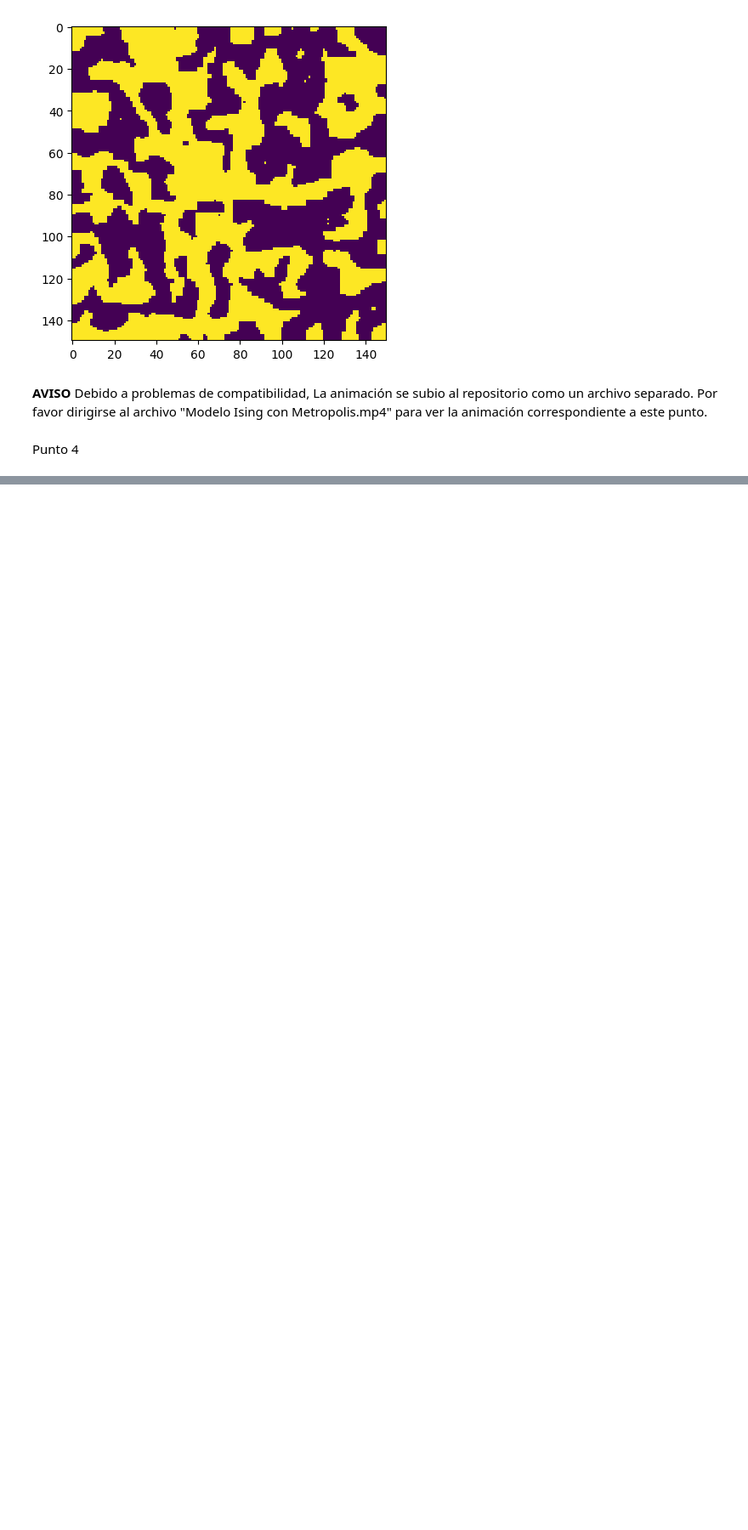
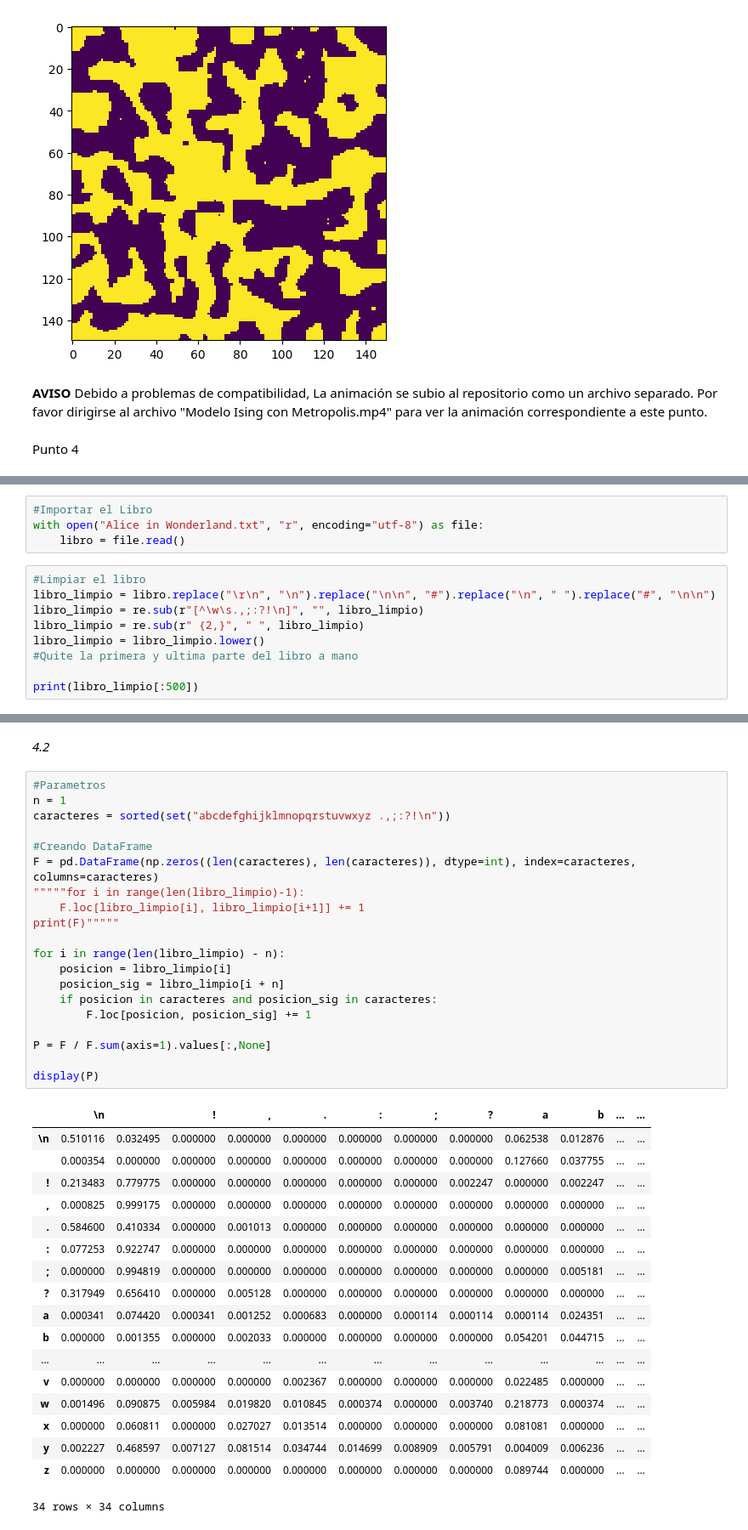
Before and after one commit to EstebanFuentesS/Metodos-Computacionales-2, a Jupyter notebook: Taller5.ipynb, the cells around one changed output, grey strips where cells are left out. Shown at 85% size. Drawn from its saved outputs; the diff is of its cells as text; blank space fills up the shorter version.

```diff
--- a/Taller5.ipynb
+++ b/Taller5.ipynb
@@ -141,0 +144,13 @@ Punto 4
+# %%
+#Importar el Libro
+with open("Alice in Wonderland.txt", "r", encoding="utf-8") as file:
+    libro = file.read()
+# %%
+#Limpiar el libro
+libro_limpio = libro.replace("\r\n", "\n").replace("\n\n", "#").replace("\n", " ").replace("#", "\n\n")
+libro_limpio = re.sub(r"[^\w\s.,;:?!\n]", "", libro_limpio)
+libro_limpio = re.sub(r" {2,}", " ", libro_limpio)
+libro_limpio = libro_limpio.lower()
+#Quite la primera y ultima parte del libro a mano
+
+print(libro_limpio[:500])
@@ -141,0 +163,41 @@ Punto 4
+# %% [markdown]
+*4.2*
+# %%
+#Parametros
+n = 1
+caracteres = sorted(set("abcdefghijklmnopqrstuvwxyz .,;:?!\n"))
+
+#Creando DataFrame
+F = pd.DataFrame(np.zeros((len(caracteres), len(caracteres)), dtype=int), index=caracteres, columns=caracteres)
+"""""for i in range(len(libro_limpio)-1):
+    F.loc[libro_limpio[i], libro_limpio[i+1]] += 1
+print(F)"""""
+
+for i in range(len(libro_limpio) - n):
+    posicion = libro_limpio[i]
+    posicion_sig = libro_limpio[i + n]
+    if posicion in caracteres and posicion_sig in caracteres:
+        F.loc[posicion, posicion_sig] += 1
+
+P = F / F.sum(axis=1).values[:,None]
+
+display(P)
+# %% [output]
+|  | \n |  | ! | , | . | : | ; | ? | a | b | ... | ... |
+| \n | 0.510116 | 0.032495 | 0.000000 | 0.000000 | 0.000000 | 0.000000 | 0.000000 | 0.000000 | 0.062538 | 0.012876 | ... | ... |
+|  | 0.000354 | 0.000000 | 0.000000 | 0.000000 | 0.000000 | 0.000000 | 0.000000 | 0.000000 | 0.127660 | 0.037755 | ... | ... |
+| ! | 0.213483 | 0.779775 | 0.000000 | 0.000000 | 0.000000 | 0.000000 | 0.000000 | 0.002247 | 0.000000 | 0.002247 | ... | ... |
+| , | 0.000825 | 0.999175 | 0.000000 | 0.000000 | 0.000000 | 0.000000 | 0.000000 | 0.000000 | 0.000000 | 0.000000 | ... | ... |
+| . | 0.584600 | 0.410334 | 0.000000 | 0.001013 | 0.000000 | 0.000000 | 0.000000 | 0.000000 | 0.000000 | 0.000000 | ... | ... |
+| : | 0.077253 | 0.922747 | 0.000000 | 0.000000 | 0.000000 | 0.000000 | 0.000000 | 0.000000 | 0.000000 | 0.000000 | ... | ... |
+| ; | 0.000000 | 0.994819 | 0.000000 | 0.000000 | 0.000000 | 0.000000 | 0.000000 | 0.000000 | 0.000000 | 0.005181 | ... | ... |
+| ? | 0.317949 | 0.656410 | 0.000000 | 0.005128 | 0.000000 | 0.000000 | 0.000000 | 0.000000 | 0.000000 | 0.000000 | ... | ... |
+| a | 0.000341 | 0.074420 | 0.000341 | 0.001252 | 0.000683 | 0.000000 | 0.000114 | 0.000114 | 0.000114 | 0.024351 | ... | ... |
+| b | 0.000000 | 0.001355 | 0.000000 | 0.002033 | 0.000000 | 0.000000 | 0.000000 | 0.000000 | 0.054201 | 0.044715 | ... | ... |
+| ... | ... | ... | ... | ... | ... | ... | ... | ... | ... | ... | ... | ... |
+| v | 0.000000 | 0.000000 | 0.000000 | 0.000000 | 0.002367 | 0.000000 | 0.000000 | 0.000000 | 0.022485 | 0.000000 | ... | ... |
+| w | 0.001496 | 0.090875 | 0.005984 | 0.019820 | 0.010845 | 0.000374 | 0.000000 | 0.003740 | 0.218773 | 0.000374 | ... | ... |
+| x | 0.000000 | 0.060811 | 0.000000 | 0.027027 | 0.013514 | 0.000000 | 0.000000 | 0.000000 | 0.081081 | 0.000000 | ... | ... |
+| y | 0.002227 | 0.468597 | 0.007127 | 0.081514 | 0.034744 | 0.014699 | 0.008909 | 0.005791 | 0.004009 | 0.006236 | ... | ... |
+| z | 0.000000 | 0.000000 | 0.000000 | 0.000000 | 0.000000 | 0.000000 | 0.000000 | 0.000000 | 0.089744 | 0.000000 | ... | ... |
+34 rows × 34 columns
```
Also changed, not shown: parts of 3 cells of this notebook.
